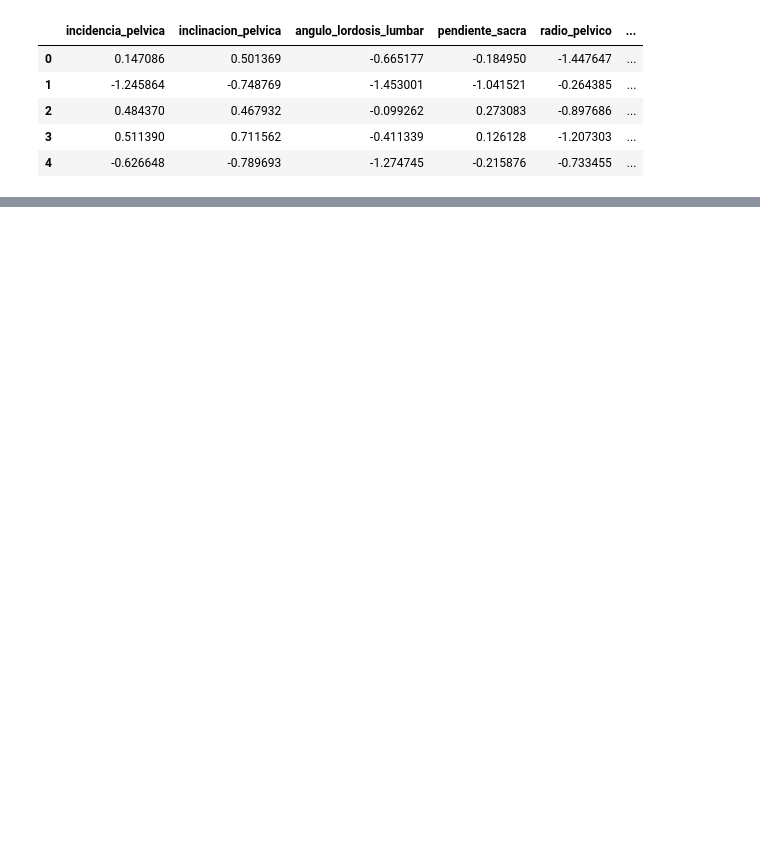
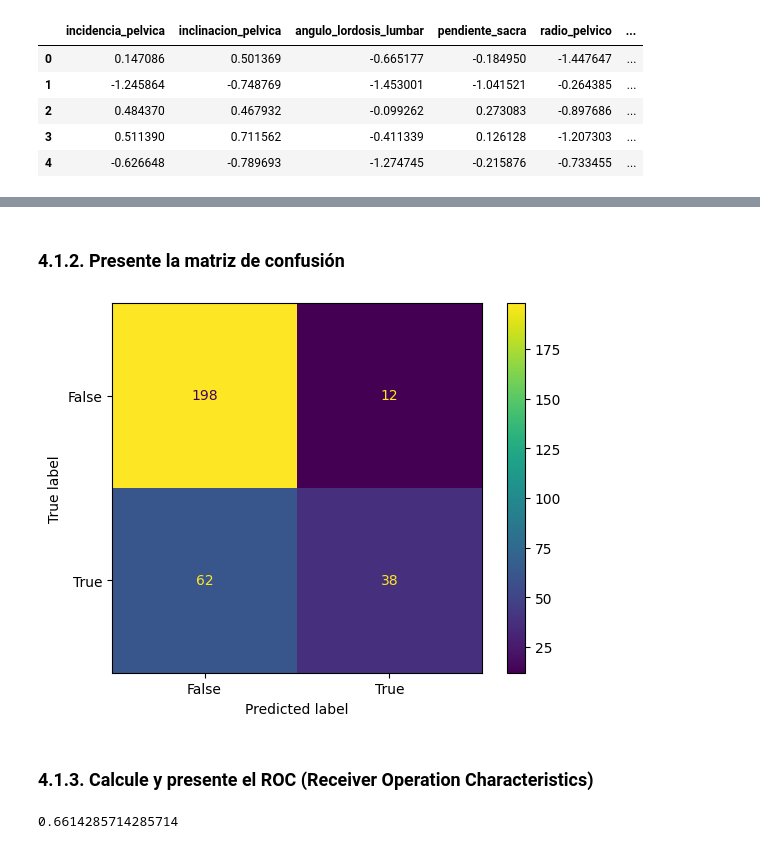
Before and after one commit to notGabo/ET_MachineLearning, a Jupyter notebook: et_ml.ipynb, the cells around one changed output, grey strips where cells are left out. Cells and saved outputs as stored; diff of their text form; code cells hidden in the pictures; blank space fills up the shorter version.

```diff
--- a/et_ml.ipynb
+++ b/et_ml.ipynb
@@ -182,0 +204,5 @@ df_feat.head()
+# %%
+# Importar puntuaciones de presicion antes de comenzar
+from sklearn.metrics import accuracy_score
+X = df.drop(['clase'], axis=1)
+Y = df.clase.copy()
@@ -182,0 +213,11 @@ df_feat.head()
+# %%
+from sklearn.linear_model import LogisticRegression
+from sklearn.metrics import classification_report
+from sklearn.preprocessing import MinMaxScaler
+scalerN = MinMaxScaler()
+scalerN.fit(X)
+XscaledN = scalerN.transform(X)
+mo1 = LogisticRegression(solver='lbfgs')
+mo1.fit(XscaledN, Y)
+Y_pred_lr = mo1.predict(XscaledN)
+print(classification_report(Y, Y_pred_lr))
@@ -182,0 +233,24 @@ df_feat.head()
+# %% [markdown]
+### 4.1.2. Presente la matriz de confusión
+# %%
+import matplotlib.pyplot as plt
+import numpy as np
+from sklearn import metrics
+from sklearn.metrics import confusion_matrix
+confusion_matrix = metrics.confusion_matrix(Y, Y_pred_lr)
+cm_display = metrics.ConfusionMatrixDisplay(confusion_matrix = confusion_matrix, display_labels = [False, True])
+cm_display.plot()
+plt.show()
+# %% [output]
+[figure, added]
+# %% [markdown]
+### 4.1.3. Calcule y presente el ROC (Receiver Operation Characteristics)
+# %%
+from sklearn.preprocessing import LabelEncoder
+from sklearn.metrics import roc_auc_score
+enc = LabelEncoder()
+Y1 = enc.fit_transform(Y)
+Yhat1 = enc.fit_transform(Y_pred_lr)
+roc_auc_score(Y1,Yhat1)
+# %% [output]
+0.6614285714285714
```
Also changed, not shown: parts of 12 cells of this notebook.
